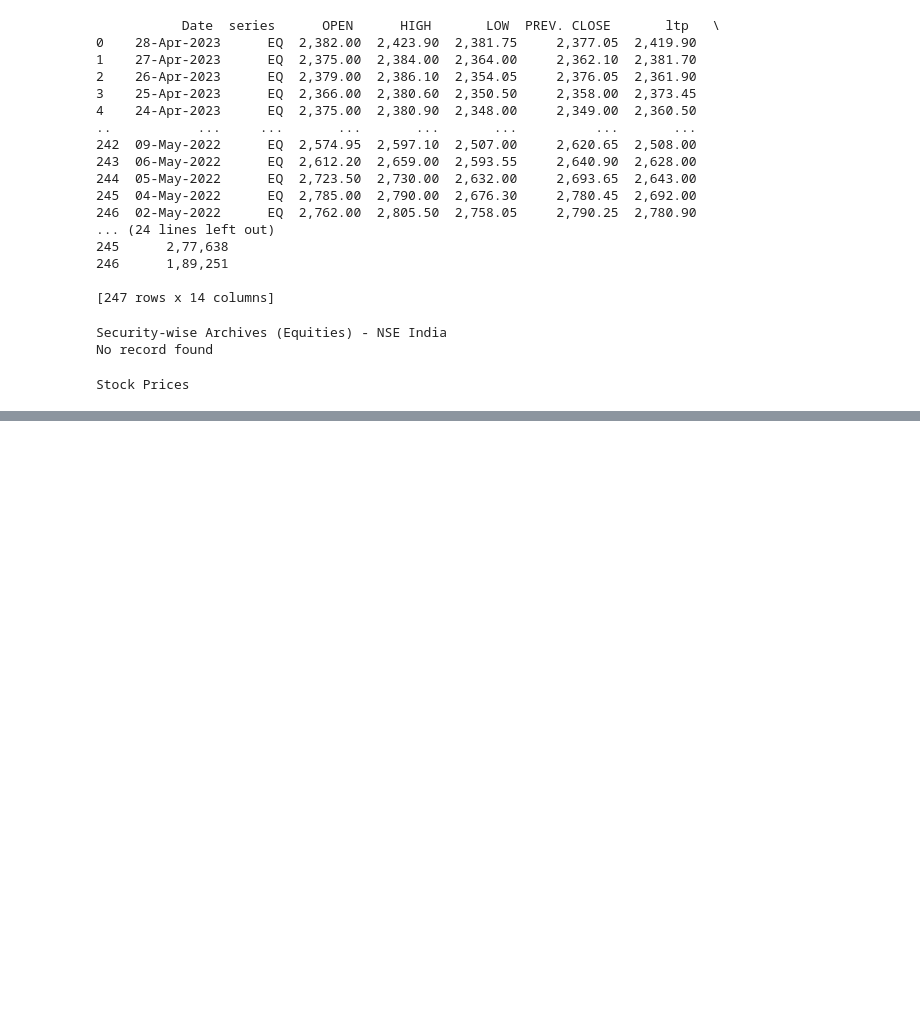
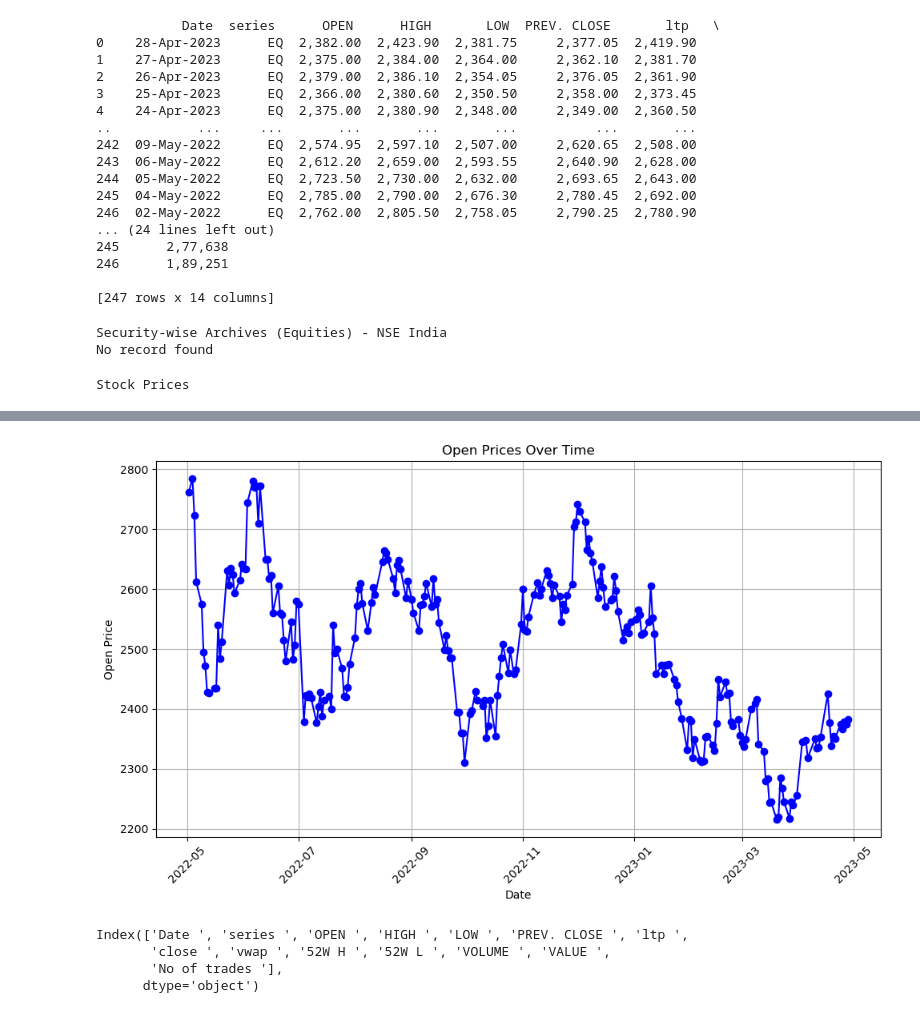
Before and after one commit to RonakUpasham/CS699-Project, a Jupyter notebook: stock_scraping.ipynb, the cells around one changed output, grey strips where cells are left out. Saved outputs shown, nothing was run; the diff lists cells and outputs as text; code cells hidden in the pictures; blank space fills up the shorter version.

Commit message:
Added plots

```diff
--- a/stock_scraping.ipynb
+++ b/stock_scraping.ipynb
@@ -236,3 +224,5 @@ time.sleep(5)
 driver.quit()
 # %% [output]
 Stock Prices
+# %%
+df = getHistoryData('RELIANCE',from_date='30-04-2022',to_date='30-04-2023')
@@ -238,0 +238,28 @@ Stock Prices
+# %%
+import pandas as pd
+import matplotlib.pyplot as plt
+
+df['Date '] = pd.to_datetime(df['Date '], format='%d-%b-%Y')
+
+df['OPEN '] = pd.to_numeric(df['OPEN '].str.replace(',', ''), errors='coerce')
+
+plt.figure(figsize=(10, 6))
+plt.plot(df['Date '], df['OPEN '], marker='o', linestyle='-', color='b')
+
+plt.title('Open Prices Over Time')
+plt.xlabel('Date')
+plt.ylabel('Open Price')
+plt.xticks(rotation=45)
+plt.grid(True)
+
+plt.tight_layout()
+plt.show()
+# %% [output]
+[figure, added]
+# %%
+print(df.columns)
+# %% [output]
+Index(['Date ', 'series ', 'OPEN ', 'HIGH ', 'LOW ', 'PREV. CLOSE ', 'ltp ',
+       'close ', 'vwap ', '52W H ', '52W L ', 'VOLUME ', 'VALUE ',
+       'No of trades '],
+      dtype='object')
```
Also changed, not shown: parts of 9 cells of this notebook.
